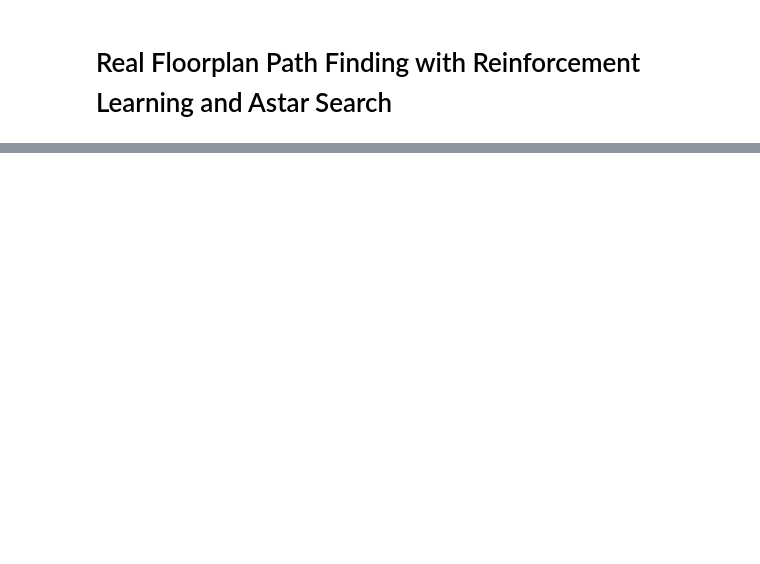
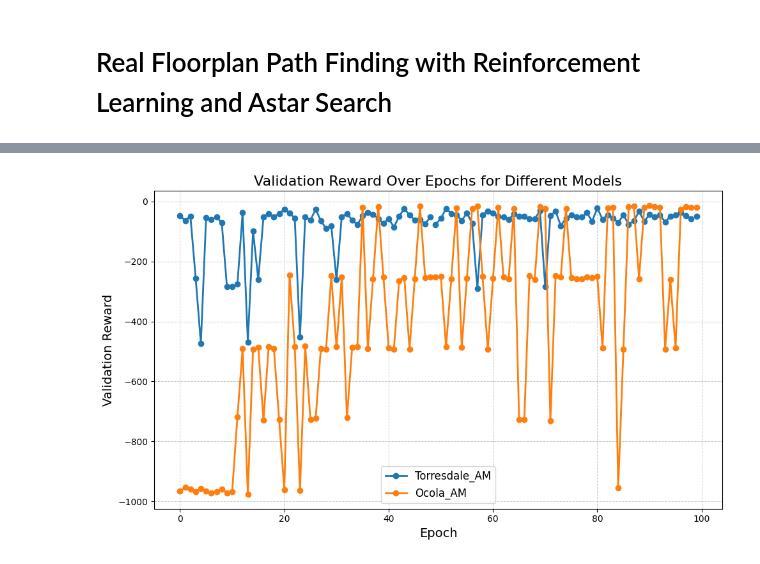
Before and after one commit to primevisiontechnology-com/res-pvt-ai4spp, a Jupyter notebook: TestOnFP.ipynb, the cells around one changed output, grey strips where cells are left out. Cells and saved outputs as stored; diff of their text form; code cells hidden in the pictures; blank space fills up the shorter version.

```diff
--- a/TestOnFP.ipynb
+++ b/TestOnFP.ipynb
@@ -155,3 +261,47 @@ KeyboardInterrupt:
+# %%
+import os
+import glob
+import pandas as pd
+import matplotlib.pyplot as plt
+
+def plot_training_metrics(models_folder='Models'):
+    plt.figure(figsize=(10, 6))  # Set up figure size for academic style
+
+    # Loop over all CSV files in the Models folder
+    for model_path in glob.glob(f'{models_folder}/**/metrics.csv', recursive=True):
+        # Extract folder name for the plot legend
+        folder_name = os.path.basename(os.path.dirname(model_path))
+
+        # Load the data from CSV
+        data = pd.read_csv(model_path)
+
+        # Plot the 'val/reward' column over epochs, ignoring NaN values
+        plt.plot(data['epoch'], data['val/reward'], marker='o', label=f'{folder_name}', linewidth=2)
+
+    # Add academic-style labels and title
+    plt.xlabel('Epoch', fontsize=14)
+    plt.ylabel('Validation Reward', fontsize=14)
+    plt.title('Validation Reward Over Epochs for Different Models', fontsize=16)
+
+    # Add gridlines for better readability
+    plt.grid(True, which='both', linestyle='--', linewidth=0.7, alpha=0.7)
+
+    # Add legend to describe each model based on folder name
+    plt.legend(fontsize=12, loc='best')
+
+    # Ensure the plot layout is tight for proper spacing
+    plt.tight_layout()
+
+    # Save the plot with high resolution
+    plt.savefig('media/validation_rewards.png', format='png', dpi=300)
+
+    # Show the plot
+    plt.show()
+
+# Call the function to generate the plot
+plot_training_metrics()
+# %% [output]
+[figure, added]
 # %%
 from FPenv import FPEnv
 from astar import AStarSearch
```
Also changed, not shown: parts of 5 cells of this notebook, 34 other files.
